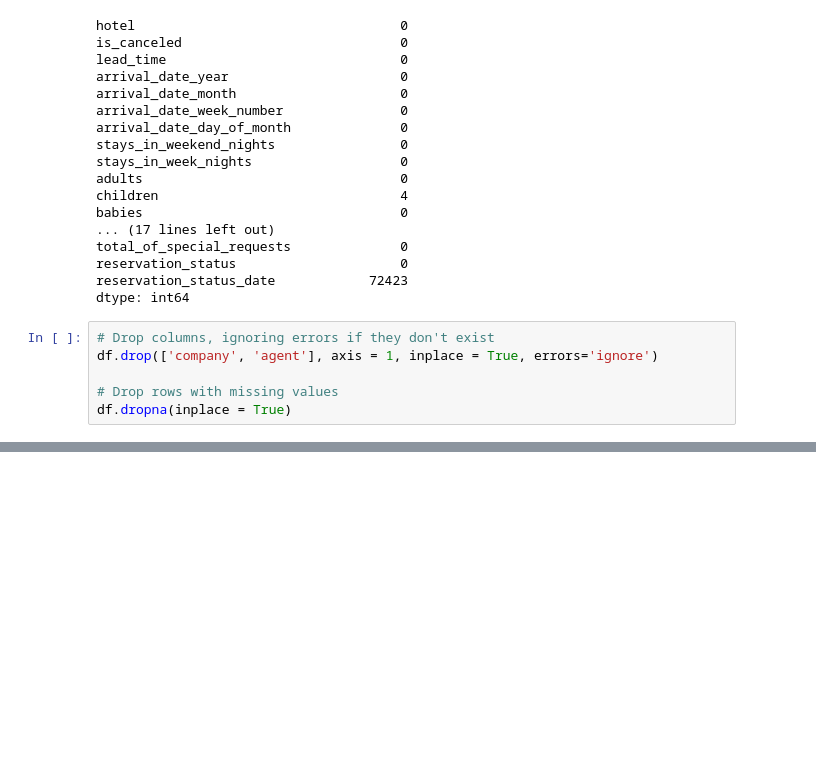
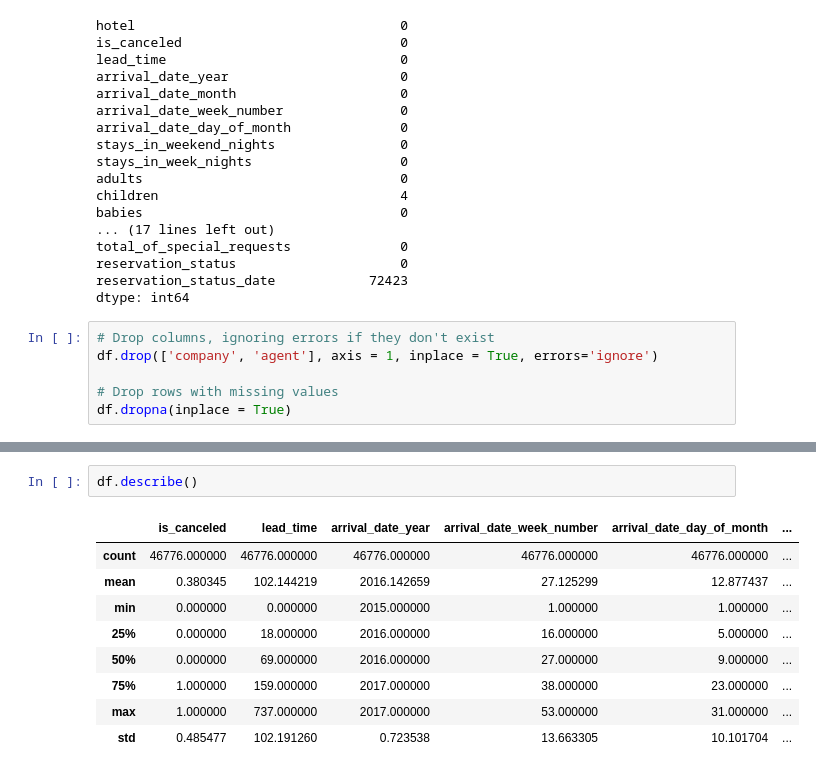
Before and after one commit to RichaSinghhh/Hotel-Booking, a Jupyter notebook: Hotel_Bookings.ipynb, the cells around one changed output, grey strips where cells are left out. Drawn from its saved outputs; the diff is of its cells as text; blank space fills up the shorter version.

```diff
--- a/Hotel_Bookings.ipynb
+++ b/Hotel_Bookings.ipynb
@@ -134,0 +155,12 @@ df.dropna(inplace = True)
+# %%
+df.describe()
+# %% [output]
+|  | is_canceled | lead_time | arrival_date_year | arrival_date_week_number | arrival_date_day_of_month | ... |
+| count | 46776.000000 | 46776.000000 | 46776.000000 | 46776.000000 | 46776.000000 | ... |
+| mean | 0.380345 | 102.144219 | 2016.142659 | 27.125299 | 12.877437 | ... |
+| min | 0.000000 | 0.000000 | 2015.000000 | 1.000000 | 1.000000 | ... |
+| 25% | 0.000000 | 18.000000 | 2016.000000 | 16.000000 | 5.000000 | ... |
+| 50% | 0.000000 | 69.000000 | 2016.000000 | 27.000000 | 9.000000 | ... |
+| 75% | 1.000000 | 159.000000 | 2017.000000 | 38.000000 | 23.000000 | ... |
+| max | 1.000000 | 737.000000 | 2017.000000 | 53.000000 | 31.000000 | ... |
+| std | 0.485477 | 102.191260 | 0.723538 | 13.663305 | 10.101704 | ... |
```
Also changed, not shown: parts of 1 cell of this notebook.
